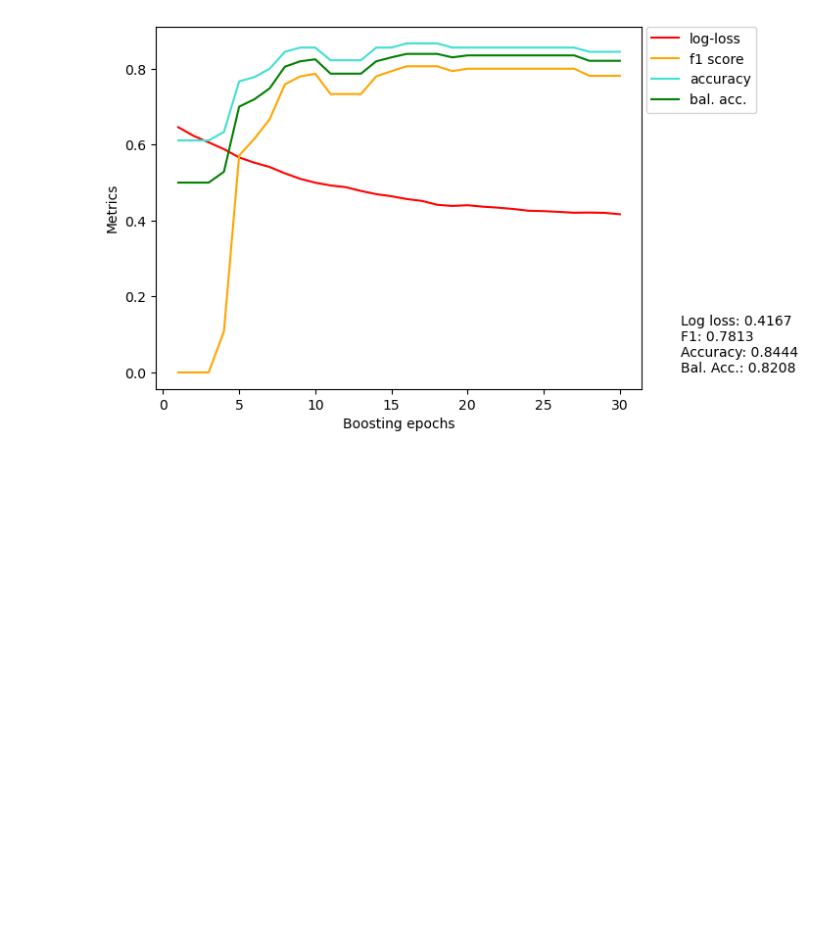
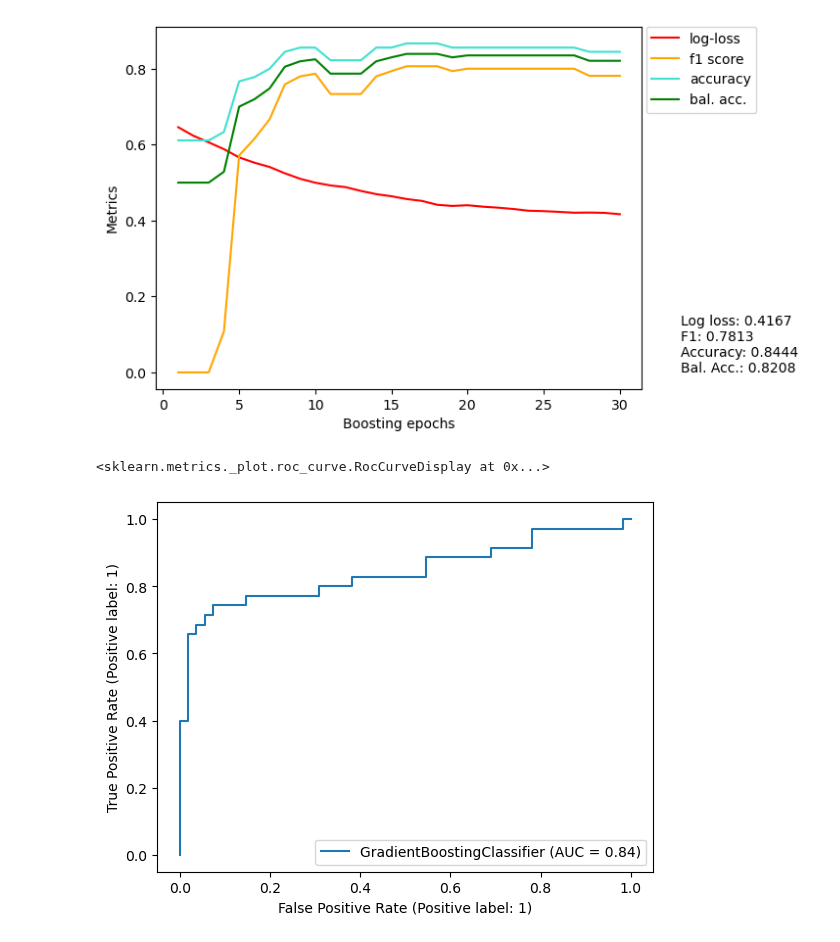
Before and after one commit to fredffsixty/BigDataAnalytics, a Jupyter notebook: Esercitazioni/E4_classificazione_titanic_sklearn.ipynb, the cells around one changed output. Saved outputs shown, nothing was run; the diff lists cells and outputs as text; code cells hidden in the pictures; blank space fills up the shorter version.

```diff
--- a/Esercitazioni/E3_classificazione_titanic_sklearn.ipynb
+++ b/Esercitazioni/E4_classificazione_titanic_sklearn.ipynb
@@ -501,3 +501,10 @@ plt.text(34, 0.0, metric_strings)
 plt.show()
 # %% [output]
 [figure]
+# %%
+# Mostriamo la ROC per il test set
+
+RocCurveDisplay.from_estimator(classifier, X_test, y_test)
+# %% [output]
+<sklearn.metrics._plot.roc_curve.RocCurveDisplay at 0x...>
+[figure, added]
```
Also changed, not shown: 1 other file.
